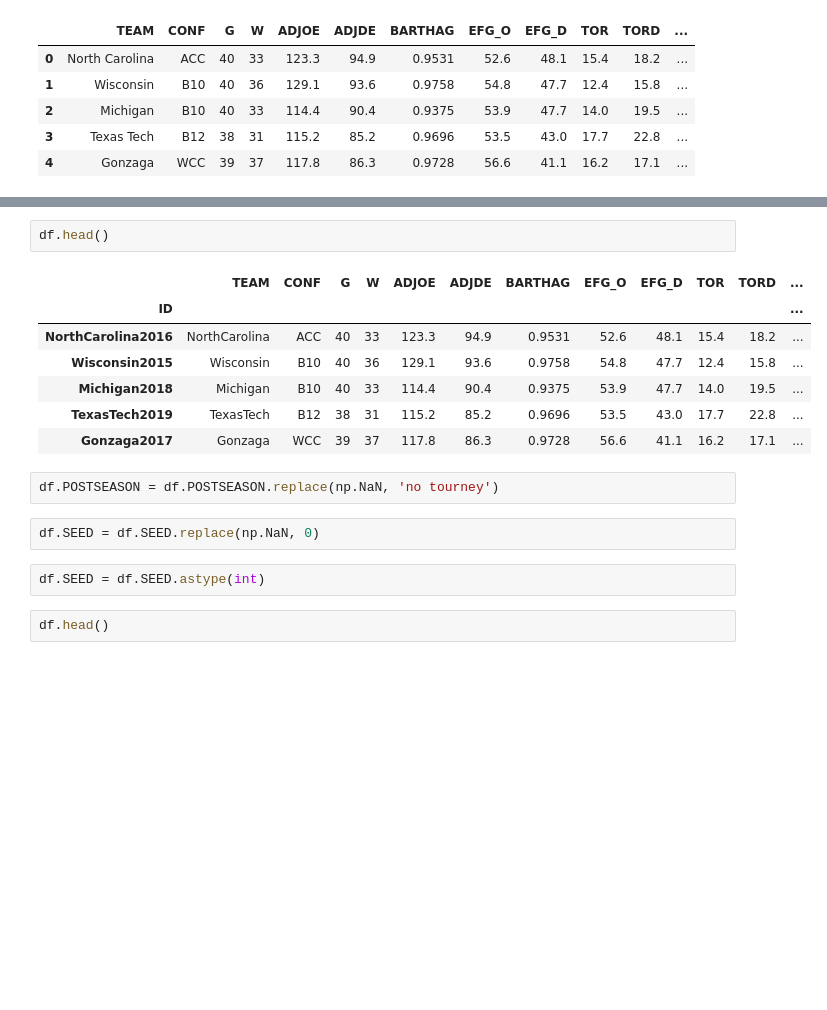
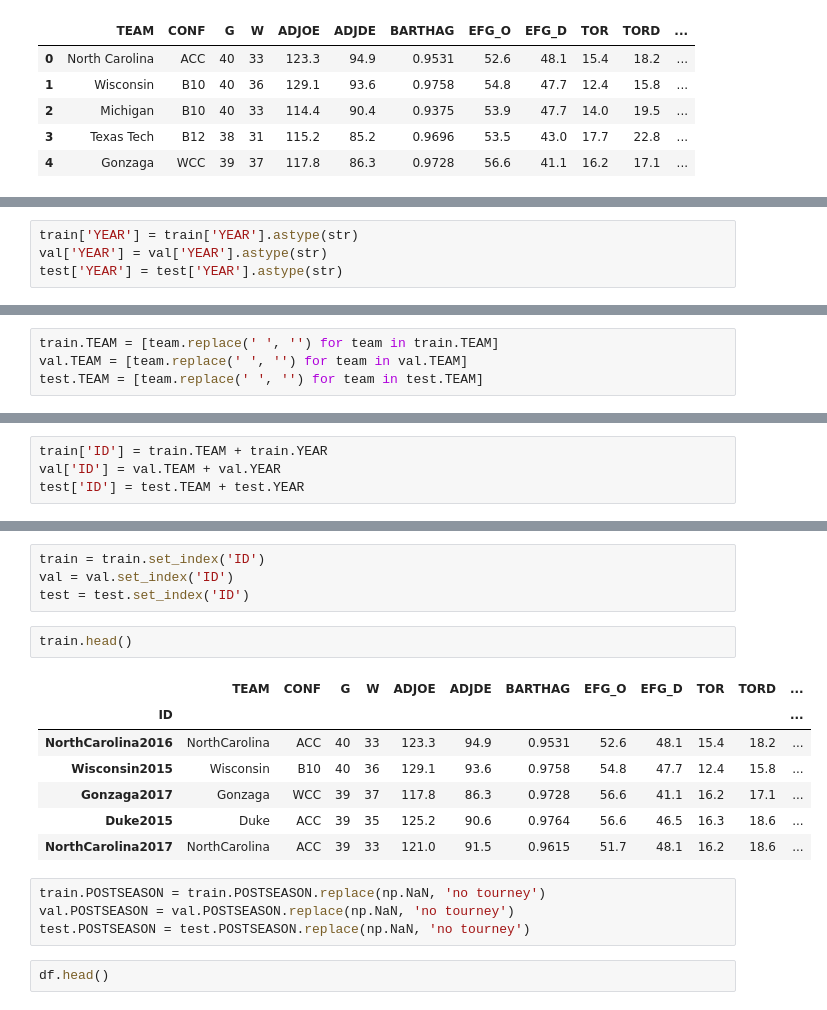
Before and after one commit to Tristan-Brown1096/DS18_Unit_2_Build_Week_Project, a Jupyter notebook: unit_2_build_week_project.ipynb, the cells around one changed output, grey strips where cells are left out. Cells and saved outputs as stored; diff of their text form; blank space fills up the shorter version.

```diff
--- a/unit_2_build_week_project.ipynb
+++ b/unit_2_build_week_project.ipynb
@@ -28,0 +43,4 @@ df = df.set_index('ID')
+# %%
+train['YEAR'] = train['YEAR'].astype(str)
+val['YEAR'] = val['YEAR'].astype(str)
+test['YEAR'] = test['YEAR'].astype(str)
@@ -28,0 +63,4 @@ df = df.set_index('ID')
+# %%
+train.TEAM = [team.replace(' ', '') for team in train.TEAM]
+val.TEAM = [team.replace(' ', '') for team in val.TEAM]
+test.TEAM = [team.replace(' ', '') for team in test.TEAM]
@@ -28,0 +73,4 @@ df = df.set_index('ID')
+# %%
+train['ID'] = train.TEAM + train.YEAR
+val['ID'] = val.TEAM + val.YEAR
+test['ID'] = test.TEAM + test.YEAR
@@ -29,19 +93,21 @@ df = df.set_index('ID')
+# %%
+train = train.set_index('ID')
+val = val.set_index('ID')
+test = test.set_index('ID')
 # %%
-df.head()
+train.head()
 # %% [output]
 |  | TEAM | CONF | G | W | ADJOE | ADJDE | BARTHAG | EFG_O | EFG_D | TOR | TORD | ... |
 | ID |  |  |  |  |  |  |  |  |  |  |  | ... |
 | NorthCarolina2016 | NorthCarolina | ACC | 40 | 33 | 123.3 | 94.9 | 0.9531 | 52.6 | 48.1 | 15.4 | 18.2 | ... |
 | Wisconsin2015 | Wisconsin | B10 | 40 | 36 | 129.1 | 93.6 | 0.9758 | 54.8 | 47.7 | 12.4 | 15.8 | ... |
-| Michigan2018 | Michigan | B10 | 40 | 33 | 114.4 | 90.4 | 0.9375 | 53.9 | 47.7 | 14.0 | 19.5 | ... |
-| TexasTech2019 | TexasTech | B12 | 38 | 31 | 115.2 | 85.2 | 0.9696 | 53.5 | 43.0 | 17.7 | 22.8 | ... |
 | Gonzaga2017 | Gonzaga | WCC | 39 | 37 | 117.8 | 86.3 | 0.9728 | 56.6 | 41.1 | 16.2 | 17.1 | ... |
+| Duke2015 | Duke | ACC | 39 | 35 | 125.2 | 90.6 | 0.9764 | 56.6 | 46.5 | 16.3 | 18.6 | ... |
+| NorthCarolina2017 | NorthCarolina | ACC | 39 | 33 | 121.0 | 91.5 | 0.9615 | 51.7 | 48.1 | 16.2 | 18.6 | ... |
-# %%
-df.POSTSEASON = df.POSTSEASON.replace(np.NaN, 'no tourney')
-# %%
-df.SEED = df.SEED.replace(np.NaN, 0)
-# %%
-df.SEED = df.SEED.astype(int)
+# %%
+train.POSTSEASON = train.POSTSEASON.replace(np.NaN, 'no tourney')
+val.POSTSEASON = val.POSTSEASON.replace(np.NaN, 'no tourney')
+test.POSTSEASON = test.POSTSEASON.replace(np.NaN, 'no tourney')
 # %%
 df.head()
 # %% [output]
```
Also changed, not shown: parts of 57 cells of this notebook.
